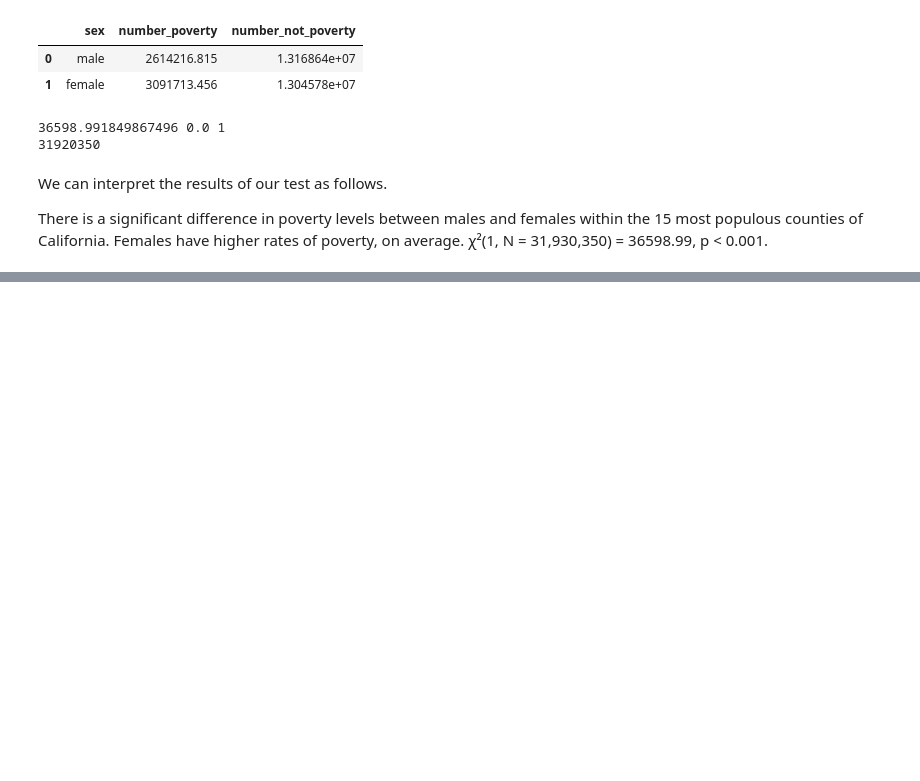
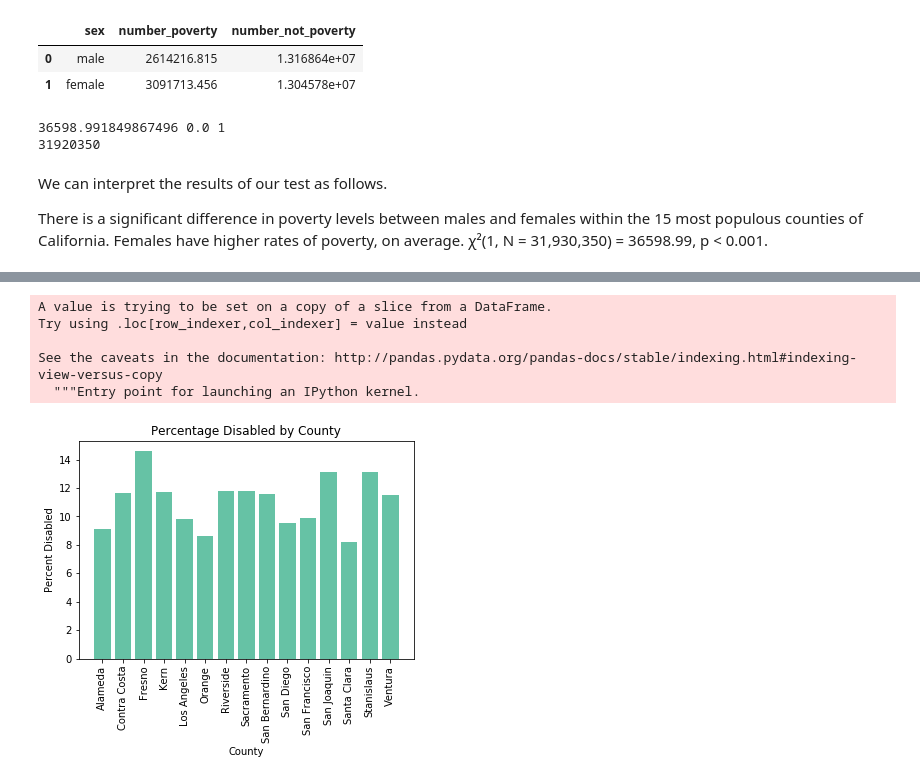
Before and after one commit to NWhite-7/Practice, a Jupyter notebook: ACS_CA_2017_analysis.ipynb, the cells around one changed output, grey strips where cells are left out. Cells and saved outputs as stored; diff of their text form; code cells hidden in the pictures; blank space fills up the shorter version.

Commit message:
Add visualization of poverty by disability

```diff
--- a/ACS_CA_2017_analysis.ipynb
+++ b/ACS_CA_2017_analysis.ipynb
@@ -450,0 +457,25 @@ There is a significant difference in poverty levels between males and females wi
+# %%
+data_disability['disabled_percent'] = 100 * (data_disability.disabled_population / data_disability.county_population)
+
+disability_x_values = range(len(data_disability.disabled_percent))
+
+ax = plt.subplot()
+
+plt.bar(disability_x_values, data_disability.disabled_percent)
+
+plt.xlabel('County')
+plt.ylabel('Percent Disabled')
+plt.title('Percentage Disabled by County')
+
+ax.set_xticks(county_x_values)
+ax.set_xticklabels(data_county.county, rotation = 90)
+
+
+plt.show()
+# %% [output]
+A value is trying to be set on a copy of a slice from a DataFrame.
+Try using .loc[row_indexer,col_indexer] = value instead
+
+See the caveats in the documentation: http://pandas.pydata.org/pandas-docs/stable/indexing.html#indexing-view-versus-copy
+  """Entry point for launching an IPython kernel.
+[figure, added]
```
Also changed, not shown: parts of 6 cells of this notebook.
